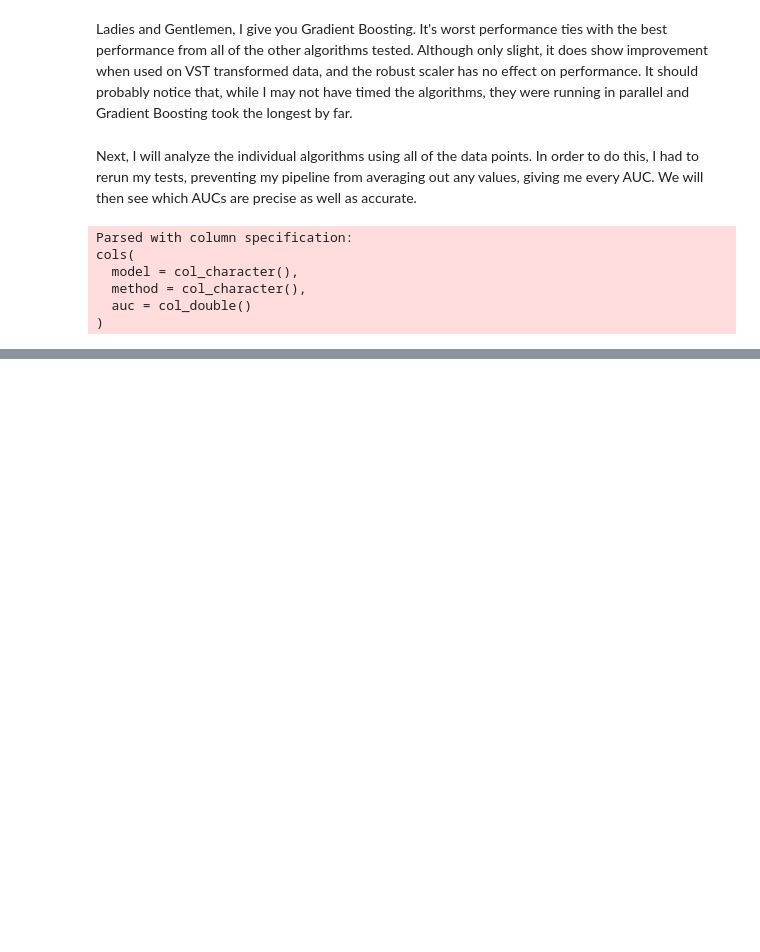
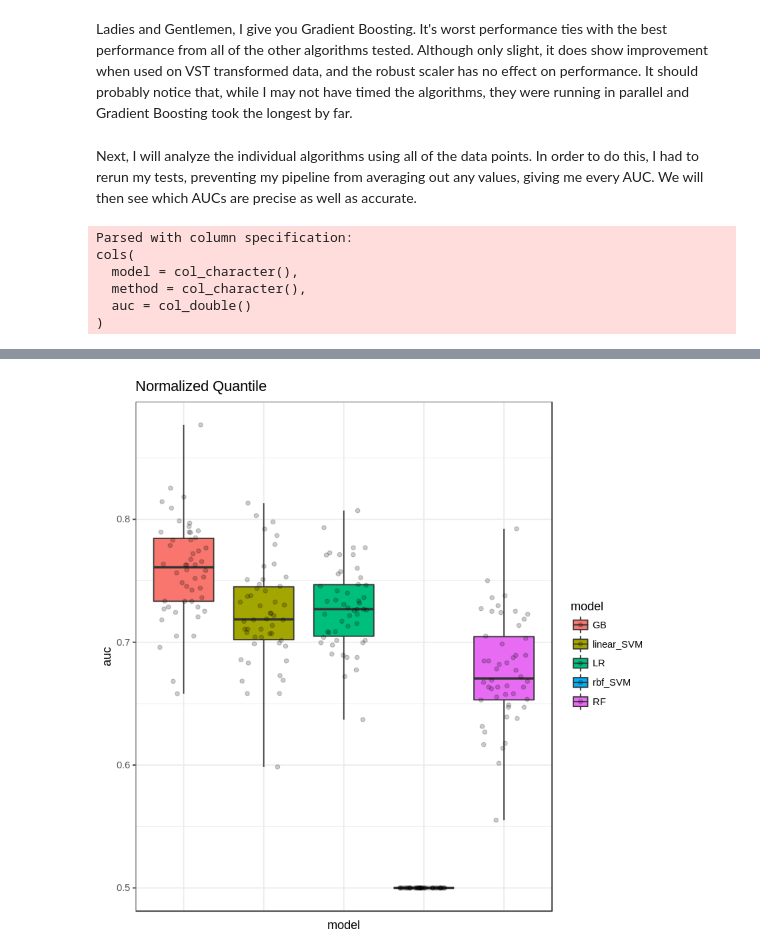
Before and after one commit to zence/SCCR, a Jupyter notebook: notebooks/scaling_methods_p3.ipynb, the cells around one changed output, grey strips where cells are left out. Saved outputs shown, nothing was run; the diff lists cells and outputs as text; code cells hidden in the pictures; blank space fills up the shorter version.

```diff
--- a/notebooks/scaling_methods_p3.ipynb
+++ b/notebooks/scaling_methods_p3.ipynb
@@ -208,0 +213,11 @@ ggbox
+# %%
+gbox <- ggplot(raw_aucs[which(raw_aucs$method == "norm_quan"),], aes(x = model, y = auc, fill = model))
+ggbox <- gbox + geom_boxplot(coef = 25) + geom_jitter(width = .3, alpha = .2) +
+            theme_bw() +
+            labs(title = "Normalized Quantile") +
+            theme(axis.ticks.x = element_blank(),
+                  axis.text.x = element_blank())
+
+ggbox
+# %% [output]
+[figure, added]
```
Also changed, not shown: parts of 10 cells of this notebook.
